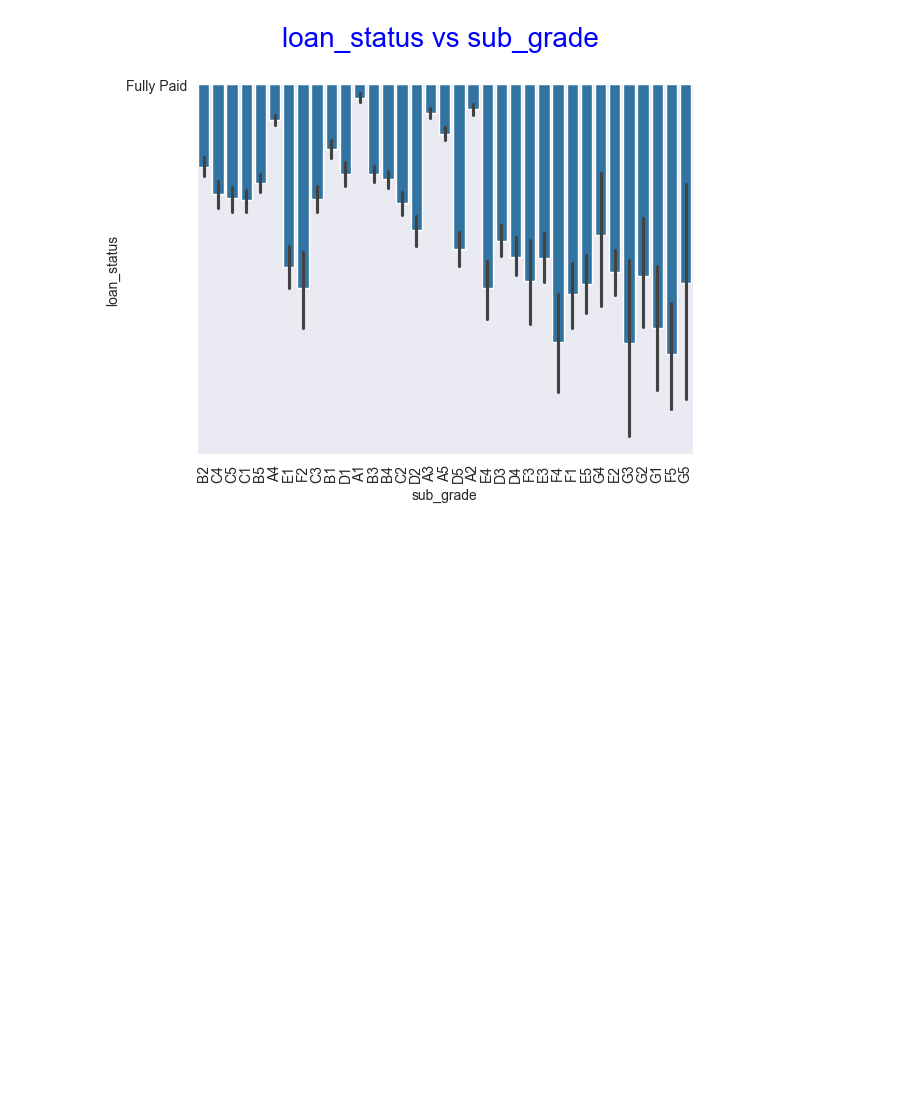
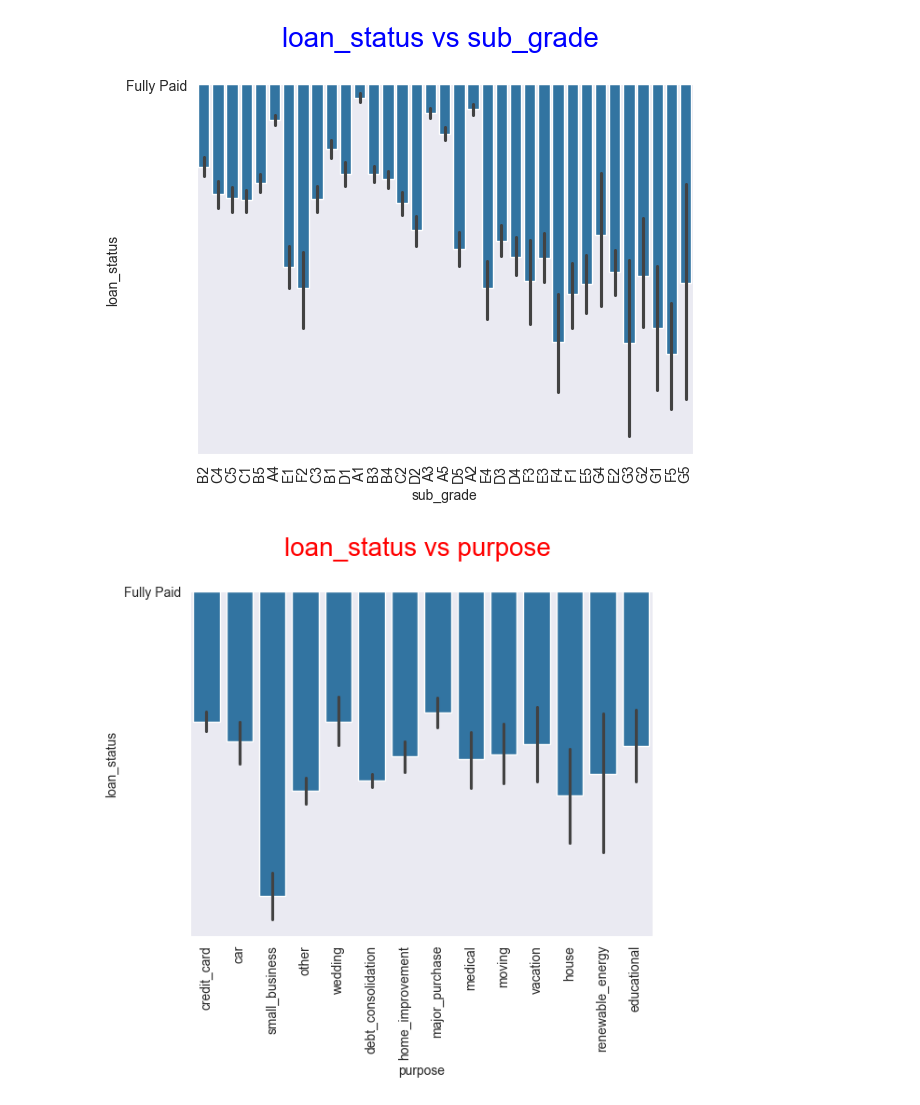
Before and after one commit to venkadesh-kannan/Lending-Club-Case-Study, a Jupyter notebook: venkadesh-kannan.ipynb, the cells around one changed output. Drawn from its saved outputs; the diff is of its cells as text; code cells hidden in the pictures; blank space fills up the shorter version.

Commit message:
Add files via upload
Added correlation - need to fix graphs and its colors

```diff
--- a/venkadesh-kannan.ipynb
+++ b/venkadesh-kannan.ipynb
@@ -309,3 +309,11 @@ sns.barplot(x=loandf1['sub_grade'].sort_values(),y=loandf1['loan_status'])
 plt.show()
 # %% [output]
 [figure]
+# %%
+#here we are plotting bargraph for loan_status and purpose
+plt.title('loan_status vs purpose \n', fontdict={'fontsize':20,'color':'r'})
+plt.xticks(rotation=90)
+sns.barplot(x=loandf1['purpose'],y=loandf1['loan_status'])
+plt.show()
+# %% [output]
+[figure, added]
```
Also changed, not shown: parts of 5 cells of this notebook.
